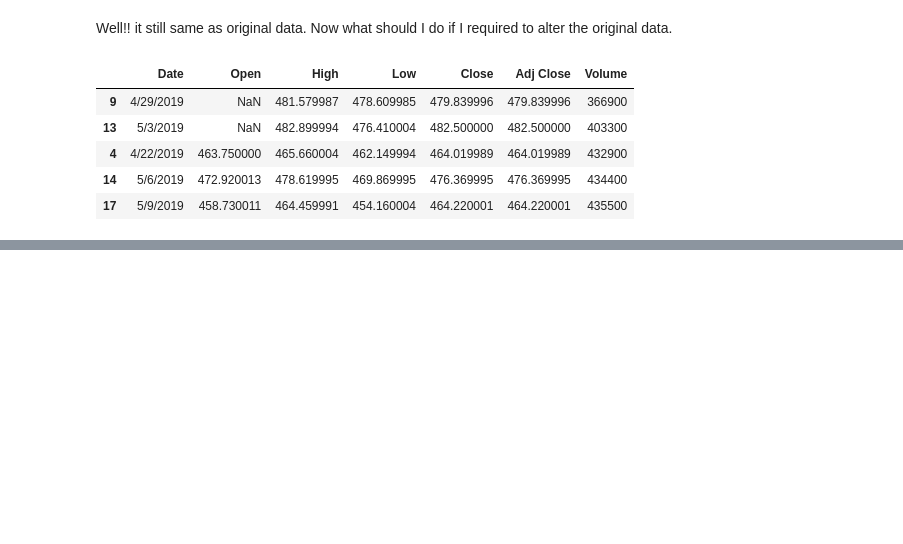
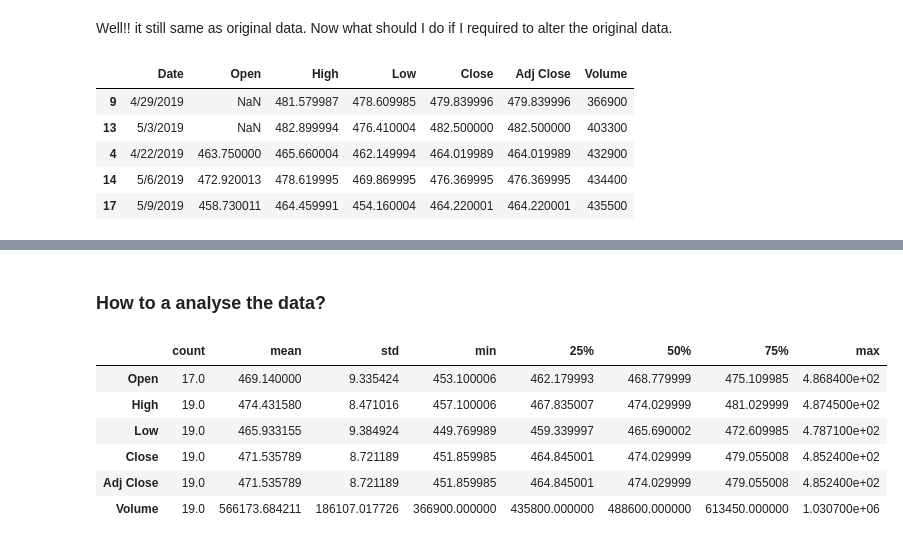
Before and after one commit to aarti-b/all_about_pandas, a Jupyter notebook: pandas_foundation/pandas_foundation_introduction.ipynb, the cells around one changed output, grey strips where cells are left out. Cells and saved outputs as stored; diff of their text form; code cells hidden in the pictures; blank space fills up the shorter version.

```diff
--- a/pandas_foundation/pandas_foundation_introduction.ipynb
+++ b/pandas_foundation/pandas_foundation_introduction.ipynb
@@ -327,0 +568,12 @@ data.head()
+# %% [markdown]
+### How to a analyse the data?
+# %%
+data.describe().T #(summary statistics for the numerical columns and transpose(using .T) the DataFrame for more readable output)
+# %% [output]
+|  | count | mean | std | min | 25% | 50% | 75% | max |
+| Open | 17.0 | 469.140000 | 9.335424 | 453.100006 | 462.179993 | 468.779999 | 475.109985 | 4.868400e+02 |
+| High | 19.0 | 474.431580 | 8.471016 | 457.100006 | 467.835007 | 474.029999 | 481.029999 | 4.874500e+02 |
+| Low | 19.0 | 465.933155 | 9.384924 | 449.769989 | 459.339997 | 465.690002 | 472.609985 | 4.787100e+02 |
+| Close | 19.0 | 471.535789 | 8.721189 | 451.859985 | 464.845001 | 474.029999 | 479.055008 | 4.852400e+02 |
+| Adj Close | 19.0 | 471.535789 | 8.721189 | 451.859985 | 464.845001 | 474.029999 | 479.055008 | 4.852400e+02 |
+| Volume | 19.0 | 566173.684211 | 186107.017726 | 366900.000000 | 435800.000000 | 488600.000000 | 613450.000000 | 1.030700e+06 |
```
Also changed, not shown: parts of 102 cells of this notebook.
